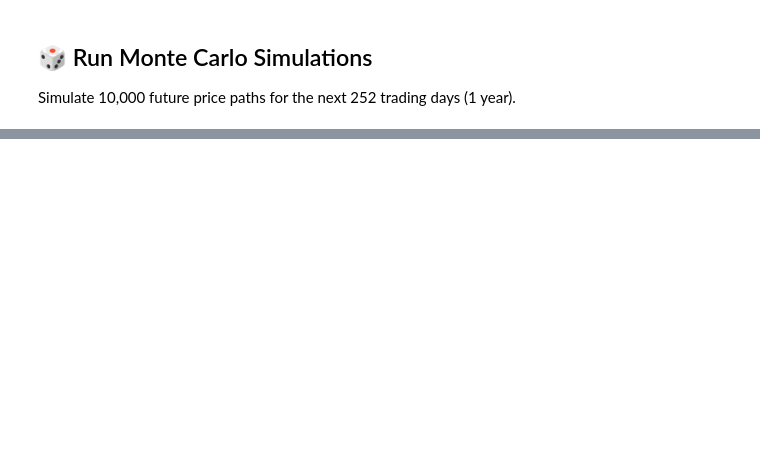
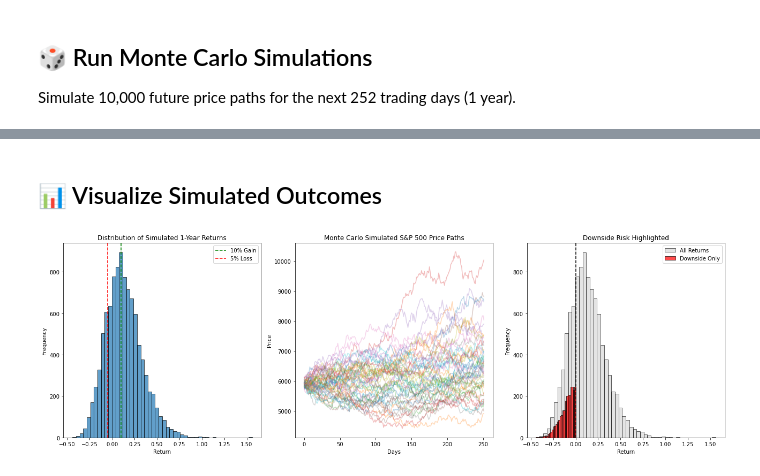
Before and after one commit to ishitak0712/monte-carlo-stock-risk-simulator, a Jupyter notebook: monte_carlo_simulation.ipynb, the cells around one changed output, grey strips where cells are left out. Saved outputs shown, nothing was run; the diff lists cells and outputs as text; code cells hidden in the pictures; blank space fills up the shorter version.

```diff
--- a/monte_carlo_simulation.ipynb
+++ b/monte_carlo_simulation.ipynb
@@ -23,9 +41,6 @@ Using Yahoo Finance to fetch adjusted closing prices for the S&P 500 from 2015 t
 # %%
-# Download S&P 500 data from Yahoo Finance
-ticker = "^GSPC"  # S&P 500 index
-data = yf.download(ticker, start="2015-01-01", end="2024-12-31", auto_adjust=False)
-data = data["Adj Close"]
-data = data.dropna()
+data = yf.download("^GSPC", start="2015-01-01", end="2024-12-31", auto_adjust=True)
+prices = data["Close"]
 # %% [output]
 [*********************100%***********************]  1 of 1 completed
 # %% [markdown]
@@ -41,17 +62,16 @@ sigma = log_returns.std() * np.sqrt(252)  # Volatility
 ## 🎲 Run Monte Carlo Simulations
 Simulate 10,000 future price paths for the next 252 trading days (1 year).
 # %%
-# Simulation parameters
+# Run 10000 Monte Carlo Simulations
 np.random.seed(42)
 n_simulations = 10000
-n_days = 252  # 1 year of trading days
-start_price = float(data.iloc[-1])
+n_days = 252
+start_price = float(prices.iloc[-1])
 
-# Create simulation matrix
 simulations = np.zeros((n_simulations, n_days))
 
 for i in range(n_simulations):
-    daily_returns = np.random.normal(loc=mu/252, scale=sigma/np.sqrt(252), size=n_days)
+    daily_returns = np.random.normal(loc=mu_real / 252, scale=sigma_real / np.sqrt(252), size=n_days)
     price_path = start_price * np.exp(np.cumsum(daily_returns))
     simulations[i] = price_path
 # %% [markdown]
@@ -146,0 +133,38 @@ summary
+# %% [markdown]
+## 📊 Visualize Simulated Outcomes
+# %%
+# --- Step 6: Visualize Distribution, Paths & Downside Risk ---
+plt.figure(figsize=(18, 6))
+
+# Histogram of returns
+plt.subplot(1, 3, 1)
+plt.hist(returns, bins=50, edgecolor='k', alpha=0.7)
+plt.axvline(0.10, color='green', linestyle='--', label='10% Gain')
+plt.axvline(-0.05, color='red', linestyle='--', label='5% Loss')
+plt.title("Distribution of Simulated 1-Year Returns")
+plt.xlabel("Return")
+plt.ylabel("Frequency")
+plt.legend()
+
+# Sample price paths
+plt.subplot(1, 3, 2)
+for i in range(50):
+    plt.plot(simulations[i], alpha=0.3)
+plt.title("Monte Carlo Simulated S&P 500 Price Paths")
+plt.xlabel("Days")
+plt.ylabel("Price")
+
+# Downside risk visualization
+plt.subplot(1, 3, 3)
+plt.hist(returns, bins=50, color='lightgrey', edgecolor='black', alpha=0.6, label='All Returns')
+plt.hist(returns[returns < 0], bins=30, color='red', edgecolor='black', alpha=0.7, label='Downside Only')
+plt.axvline(0, color='black', linestyle='--')
+plt.title("Downside Risk Highlighted")
+plt.xlabel("Return")
+plt.ylabel("Frequency")
+plt.legend()
+
+plt.tight_layout()
+plt.show()
+# %% [output]
+[figure, added]
```
Also changed, not shown: parts of 16 cells of this notebook.
